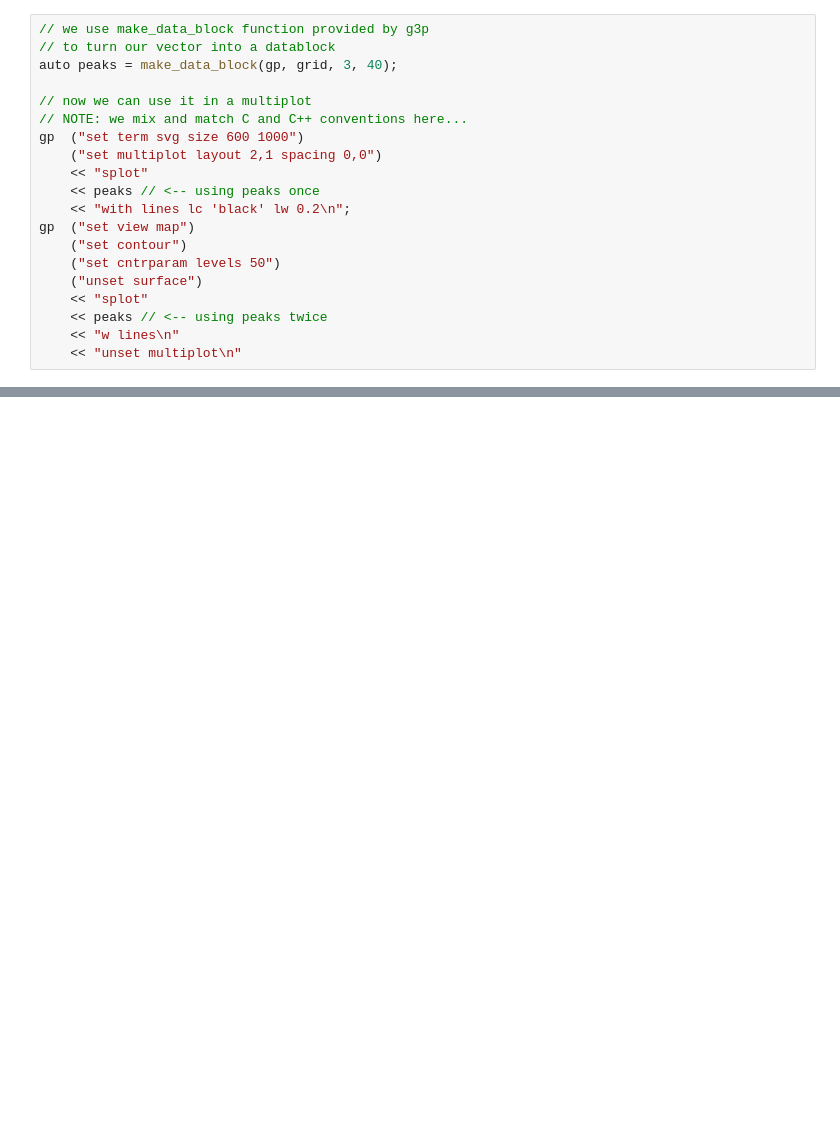
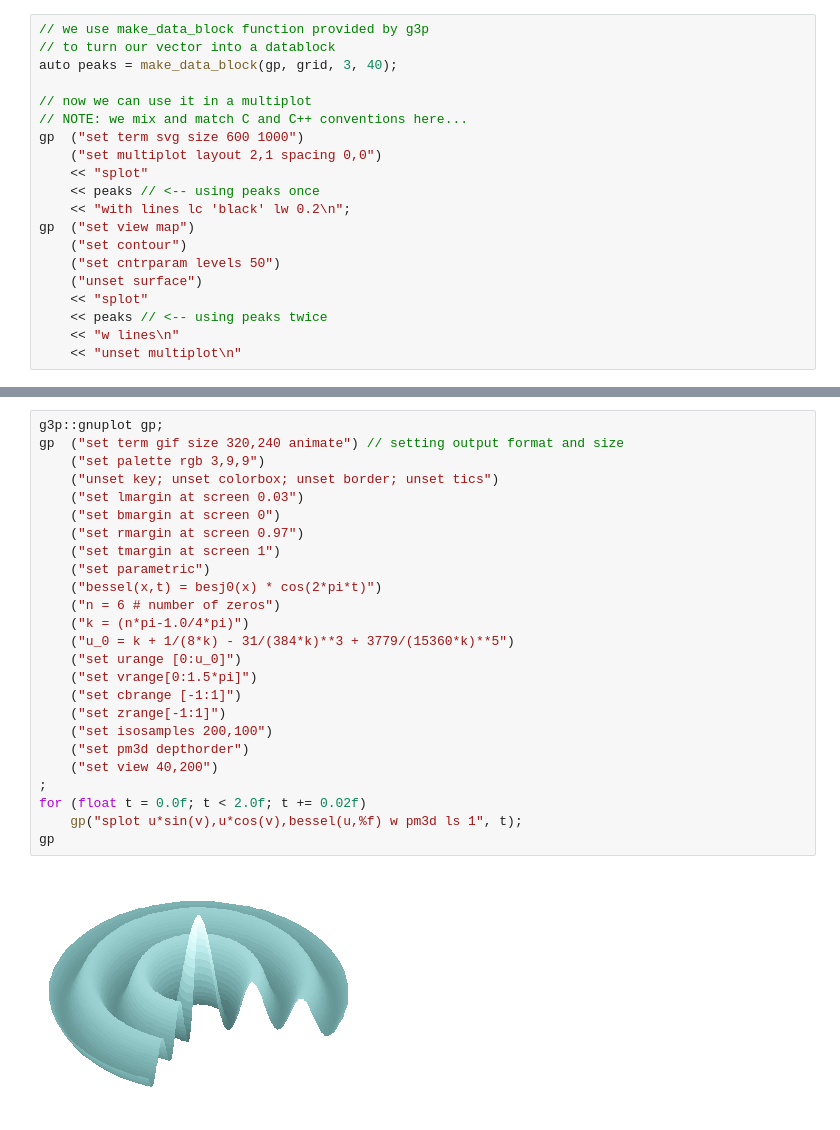
Before and after one commit to arminms/g3p, a Jupyter notebook: doc/tutorial.ipynb, the cells around one changed output, grey strips where cells are left out. Cells and saved outputs as stored; diff of their text form; blank space fills up the shorter version.

```diff
--- a/doc/tutorial.ipynb
+++ b/doc/tutorial.ipynb
@@ -160 +167,28 @@ gp  ("set view map")
+# %%
+g3p::gnuplot gp;
+gp  ("set term gif size 320,240 animate") // setting output format and size
+    ("set palette rgb 3,9,9")
+    ("unset key; unset colorbox; unset border; unset tics")
+    ("set lmargin at screen 0.03")
+    ("set bmargin at screen 0")
+    ("set rmargin at screen 0.97")
+    ("set tmargin at screen 1")
+    ("set parametric")
+    ("bessel(x,t) = besj0(x) * cos(2*pi*t)")
+    ("n = 6 # number of zeros")
+    ("k = (n*pi-1.0/4*pi)")
+    ("u_0 = k + 1/(8*k) - 31/(384*k)**3 + 3779/(15360*k)**5")
+    ("set urange [0:u_0]")
+    ("set vrange[0:1.5*pi]")
+    ("set cbrange [-1:1]")
+    ("set zrange[-1:1]")
+    ("set isosamples 200,100")
+    ("set pm3d depthorder")
+    ("set view 40,200")
+;
+for (float t = 0.0f; t < 2.0f; t += 0.02f)
+    gp("splot u*sin(v),u*cos(v),bessel(u,%f) w pm3d ls 1", t);
+gp
+# %% [output]
+[figure, added]
 # %% [markdown]
```
Also changed, not shown: parts of 2 cells of this notebook.
